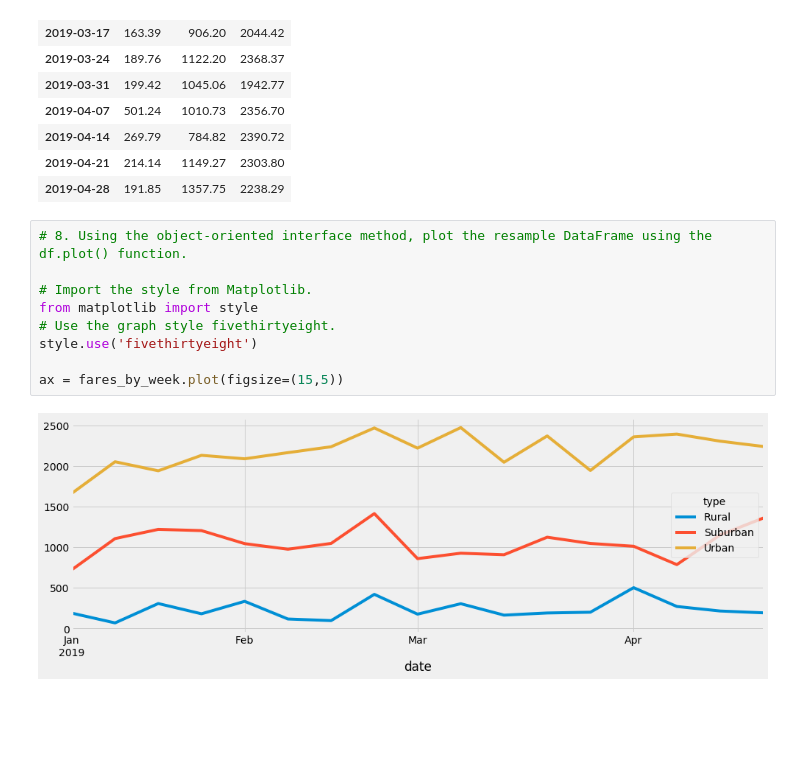
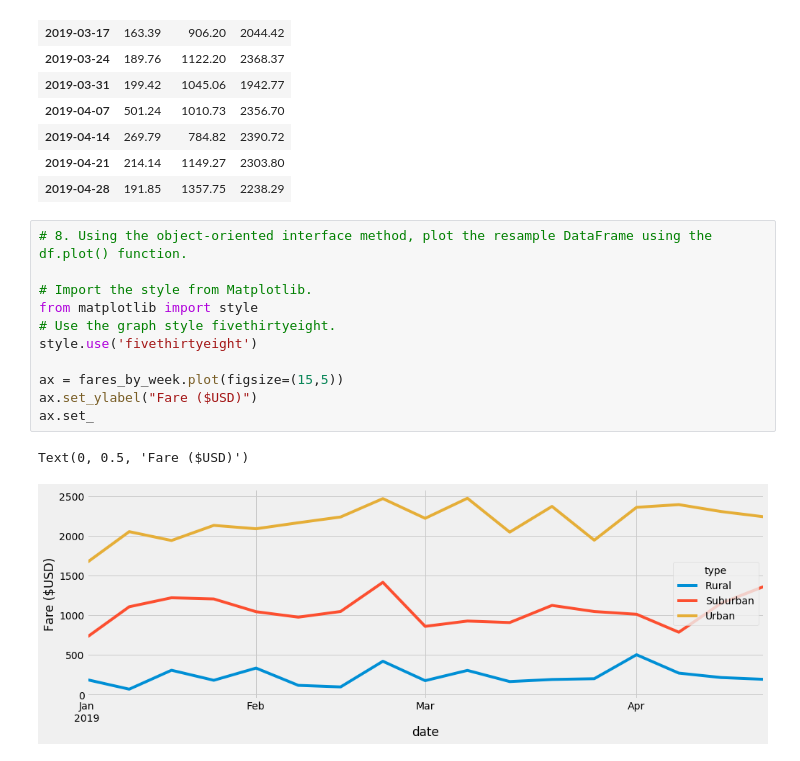
Before and after one commit to MatthewSHudson/PyBer-Analysis, a Jupyter notebook: PyBer_Challenge.ipynb, the cells around one changed output. Cells and saved outputs as stored; diff of their text form; blank space fills up the shorter version.

```diff
--- a/PyBer_Challenge.ipynb
+++ b/PyBer_Challenge.ipynb
@@ -215,11 +215,14 @@ fares_by_week
 # %%
 # 8. Using the object-oriented interface method, plot the resample DataFrame using the df.plot() function.
 
 # Import the style from Matplotlib.
 from matplotlib import style
 # Use the graph style fivethirtyeight.
 style.use('fivethirtyeight')
 
 ax = fares_by_week.plot(figsize=(15,5))
+ax.set_ylabel("Fare ($USD)")
+ax.set_
 # %% [output]
+Text(0, 0.5, 'Fare ($USD)')
-[figure, old version]
+[figure, new version]
```
